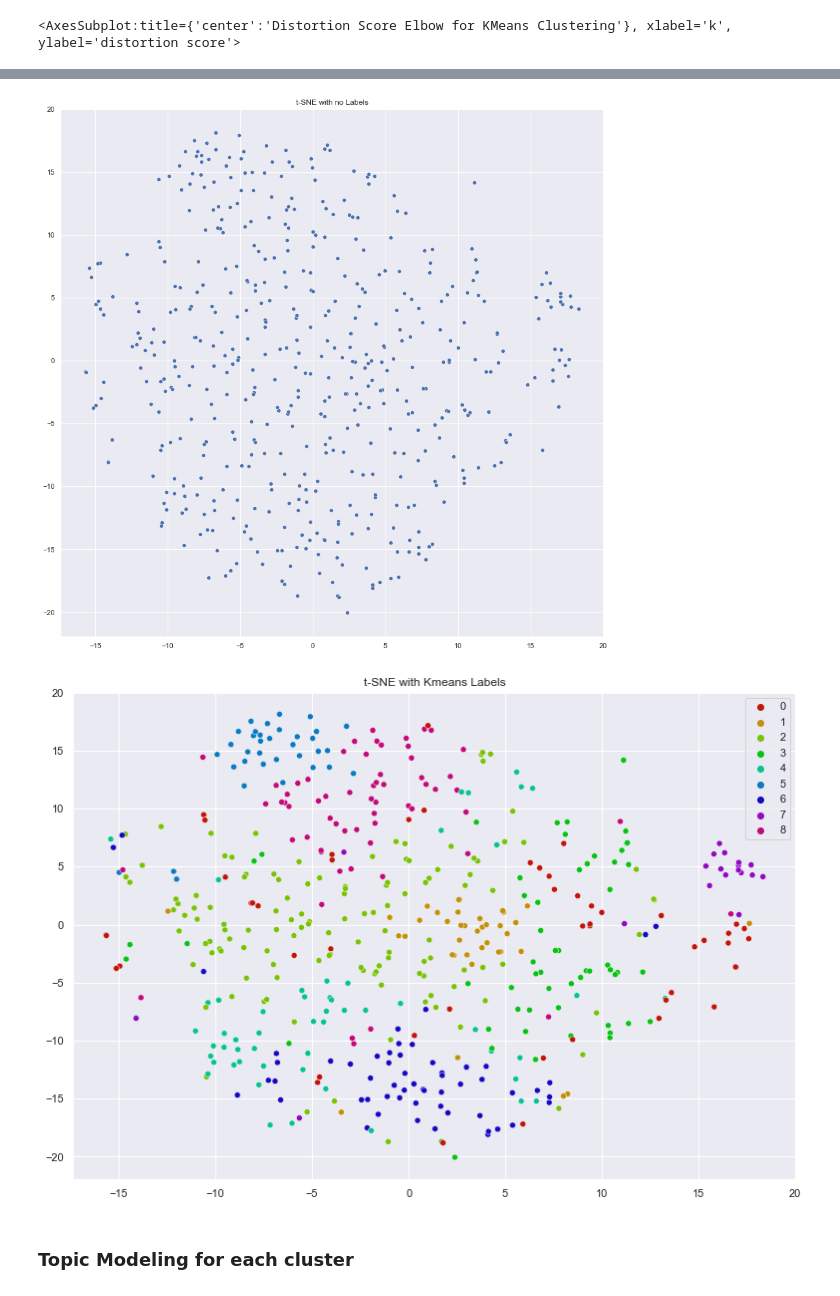
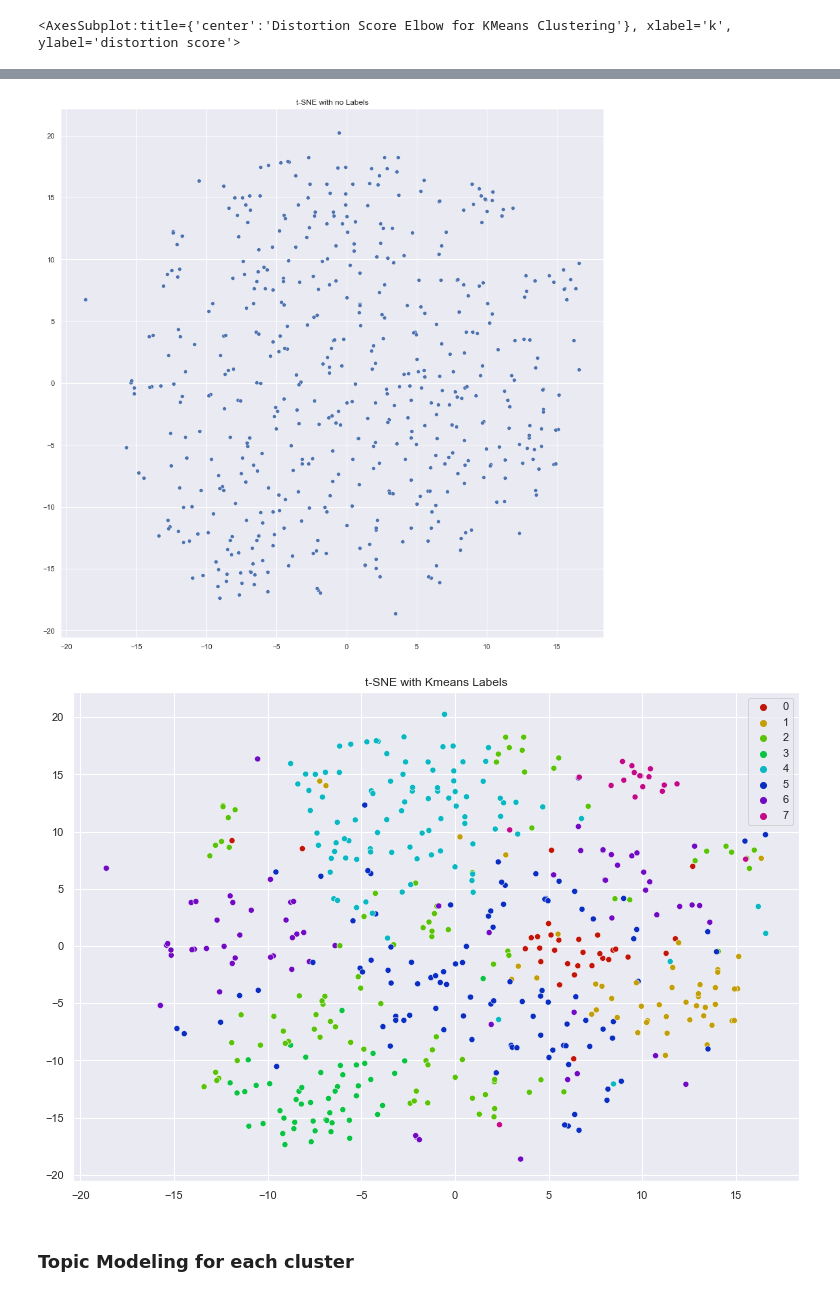
Before and after one commit to bivas16/RAG, a Jupyter notebook: clustering_app.ipynb, the cells around one changed output, grey strips where cells are left out. Drawn from its saved outputs; the diff is of its cells as text; code cells hidden in the pictures.

```diff
--- a/clustering_app.ipynb
+++ b/clustering_app.ipynb
@@ -76,10 +76,9 @@ stop_words = list(STOP_WORDS)
 custom_stop_words = [
     'doi', 'preprint', 'copyright', 'peer', 'reviewed', 'org', 'https', 'et', 'al', 'author', 'figure',
     'rights', 'reserved', 'permission', 'used', 'using', 'license', 'fig', 'fig.',
-    'al.', 'Elsevier', "energy"
+    'al.', 'Elsevier', "energy", 'build', 'use', 'term','build'
 ]
 
-#add domain stop words
 
 for w in custom_stop_words:
     if w not in stop_words:
@@ -201,5 +199,5 @@ After performing "elbow method" twice and "silhouette-score" , we come to the co
 # %%
-k = 9 # as decided
+k = 8 # from elbow method
 kmeans = KMeans(n_clusters=k, random_state=42)
 y_pred = kmeans.fit_predict(X)
 df['cluster_no'] = y_pred
@@ -227,20 +225,20 @@ plt.title('t-SNE with no Labels')
 plt.savefig("t-sne_no_labels.png")
 plt.show()
 # %% [output]
-[figure, old version]
+[figure, new version]
 # %%
 %matplotlib inline
 
 # sns settings
 sns.set(rc={'figure.figsize':(13,9)})
 
 # colors
-palette = sns.hls_palette(9, l=0.4, s=0.9)
+palette = sns.hls_palette(8, l=0.4, s=0.9)
 
 # plot
 sns.scatterplot(X_embedded[:,0], X_embedded[:,1], hue=y_pred, legend='full', palette=palette)
 plt.title('t-SNE with Kmeans Labels')
 plt.savefig("improved_cluster_tsne.png")
 plt.show()
 # %% [output]
-[figure, old version]
+[figure, new version]
```
Also changed, not shown: parts of 54 cells of this notebook.
